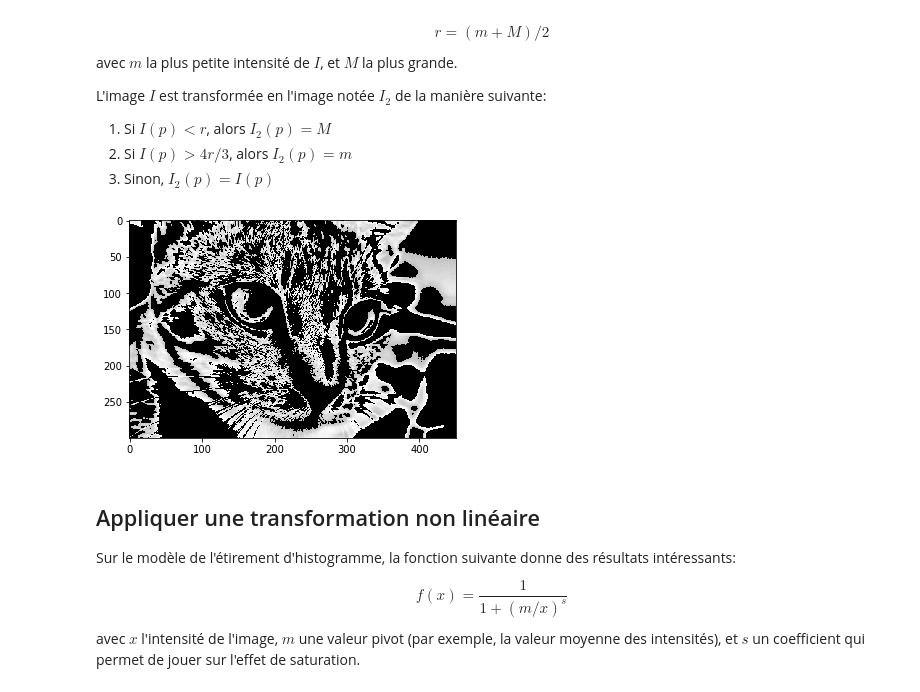
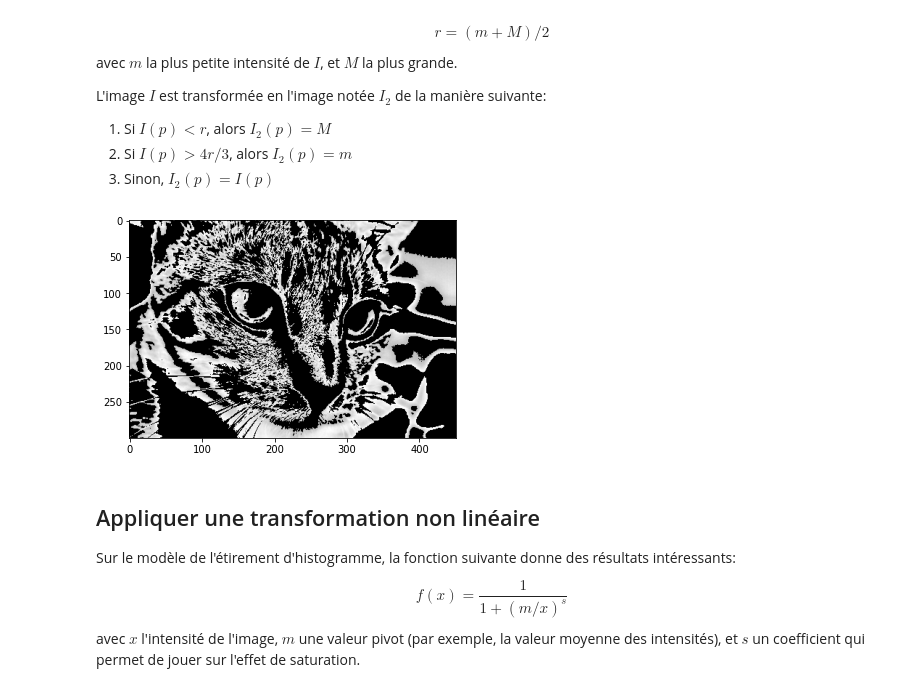
Before and after one commit to srivol/visionindus, a Jupyter notebook: 3_Histogramme.ipynb, the cells around one changed output. Saved outputs shown, nothing was run; the diff lists cells and outputs as text; code cells hidden in the pictures.

```diff
--- a/3_Histogramme.ipynb
+++ b/3_Histogramme.ipynb
@@ -88,24 +88,24 @@ L'image $I$ est transformée en l'image notée $I_2$ de la manière suivante:
 # %%
 # Chargement de l'image
 I = skimage.data.chelsea()
 I = I[:,:,1]
 
 # Calcul des min et max sur l'image
-m = np.min(I).astype(np.int)
-M = np.max(I).astype(np.int)
+m = np.min(I).astype(np.int64)
+M = np.max(I).astype(np.int64)
 
 # Calcul de la valeur de référence
 r = (m+M)/2
 
 # Pas besoin de faire de boucle
 I2 = np.copy(I);
 I2[I2<r] = M
 I2[I2>4*r/3] = m
 
 plt.imshow(I2, cmap=plt.cm.gray)
 plt.show()
 # %% [output]
-[figure, old version]
+[figure, new version]
 # %% [markdown]
 ## Appliquer une transformation non linéaire
 
```
Also changed, not shown: parts of 1 cell of this notebook, 3 other files.
